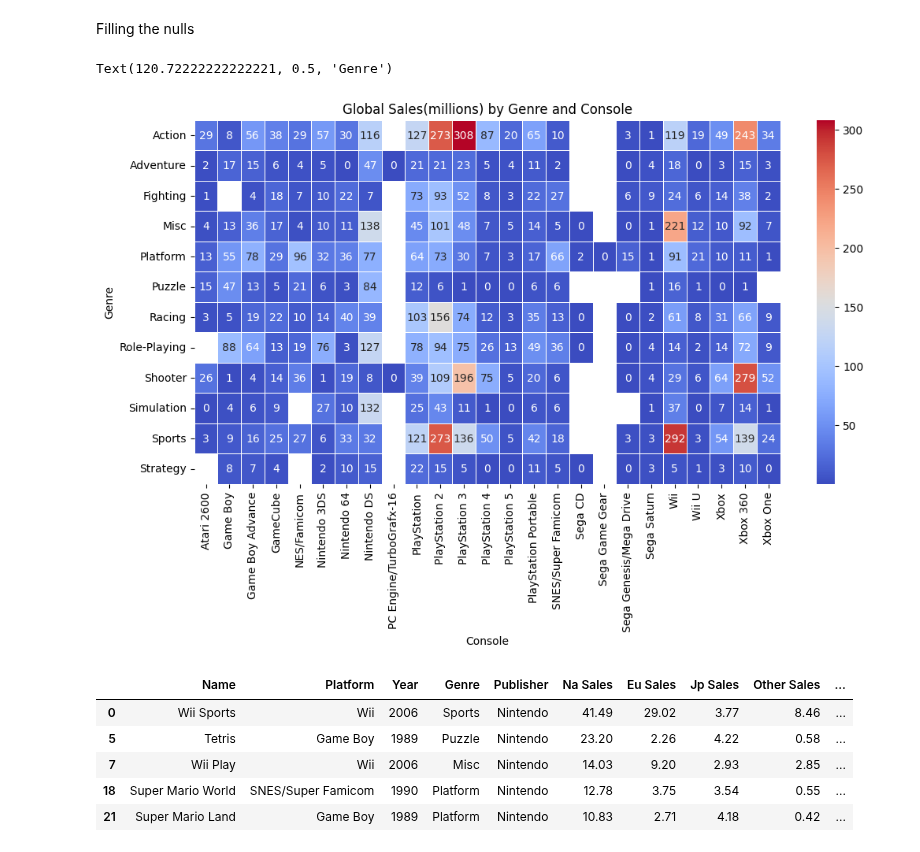
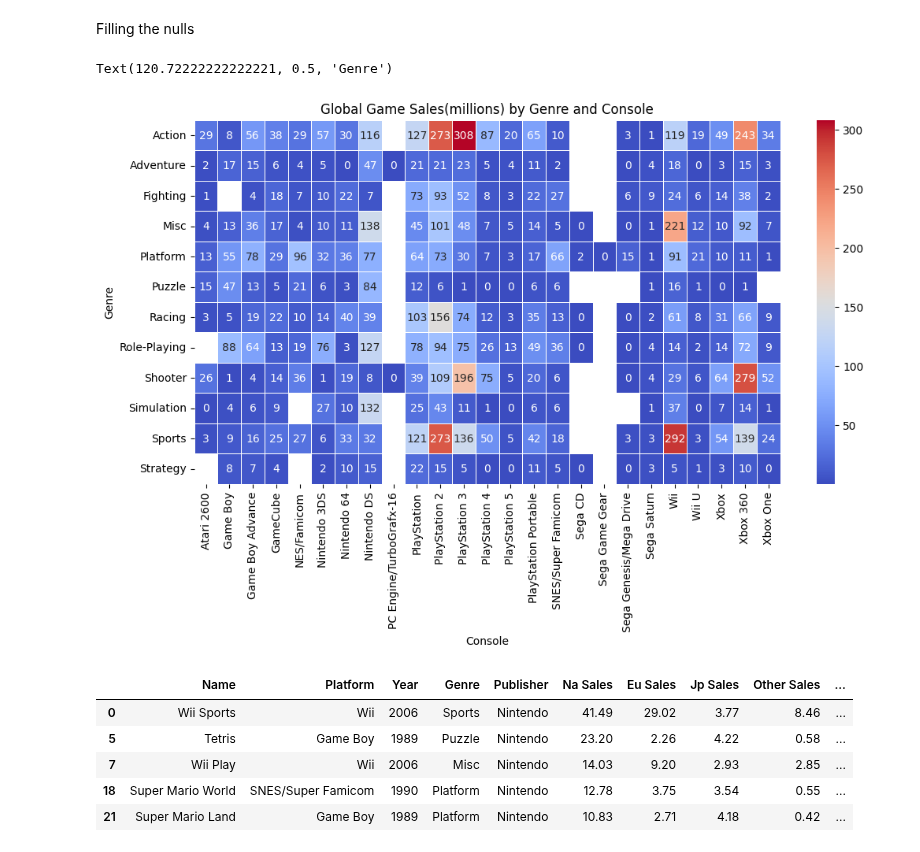
Before and after one commit to V-Pool/vg_sales, a Jupyter notebook: sales.ipynb, the cells around one changed output. Drawn from its saved outputs; the diff is of its cells as text; code cells hidden in the pictures.

Commit message:
updating heatmap title

```diff
--- a/sales.ipynb
+++ b/sales.ipynb
@@ -243,12 +243,12 @@ genre_pivot = pd.pivot_table(merged_col_rename, index='Genre', columns='Platform
 # %%
 plt.figure(figsize=(12, 6))
 sns.heatmap(genre_pivot, annot=True, cmap='coolwarm', fmt='.0f', linewidths=0.5)
-plt.title("Global Sales(millions) by Genre and Console")
+plt.title("Global Game Sales(millions) by Genre and Console")
 plt.xlabel('Console')
 plt.ylabel('Genre')
 # %% [output]
 Text(120.72222222222221, 0.5, 'Genre')
-[figure, old version]
+[figure, new version]
 # %%
 games_yr_console_released = merged_col_rename[merged_col_rename['Year'] == merged_col_rename["Console Released"]]
 games_yr_console_released.head(5)
```
Also changed, not shown: parts of 1 cell of this notebook.
